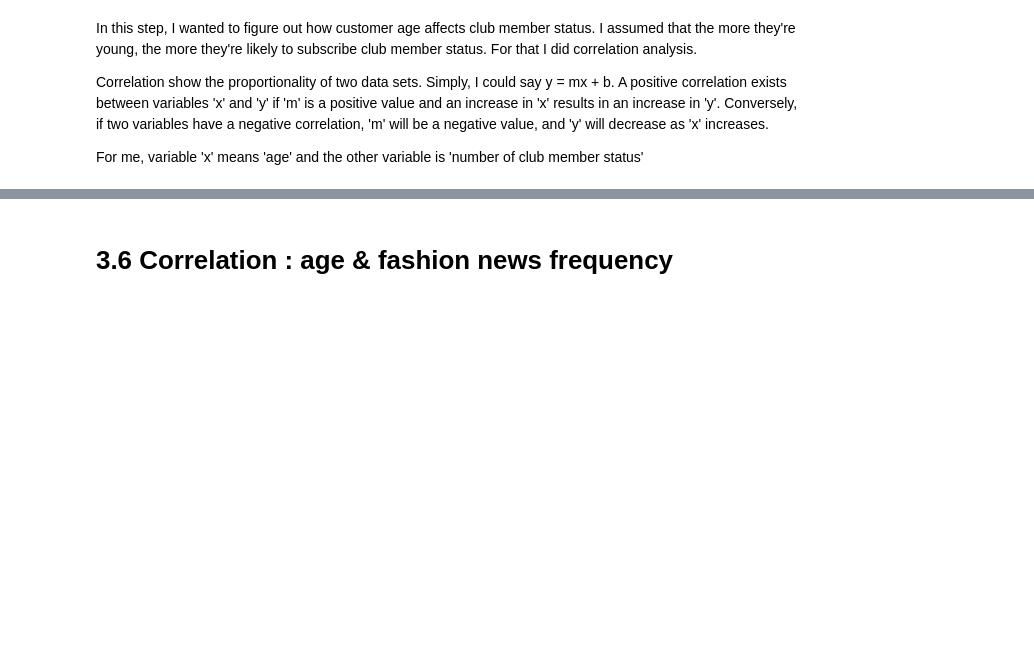
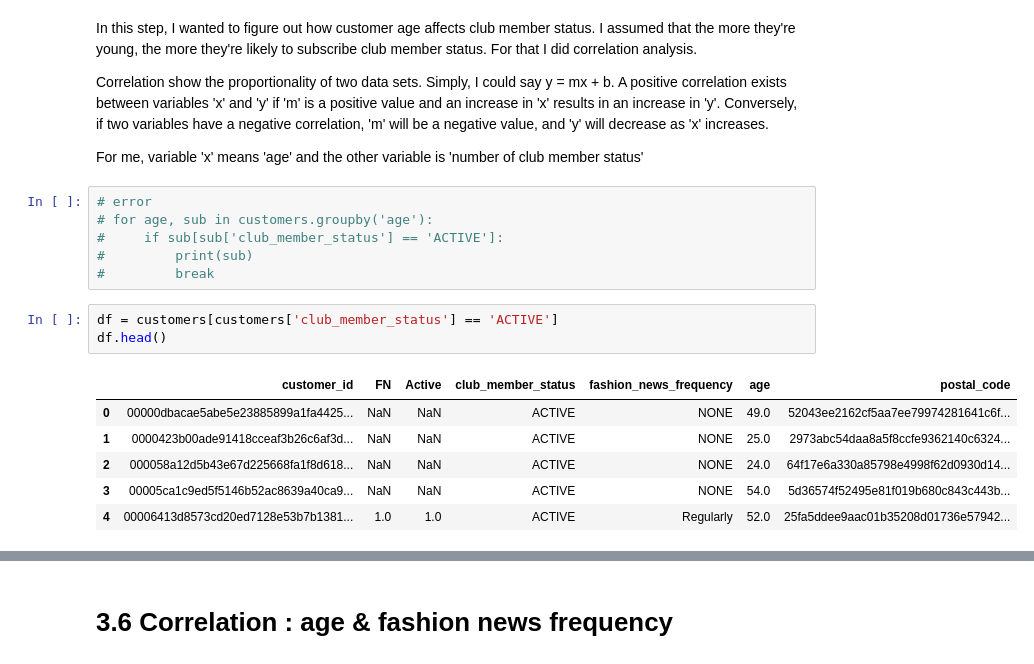
Before and after one commit to INA-95/H-M-Personalized-Fashion-Recommendations, a Jupyter notebook: EDA.ipynb, the cells around one changed output, grey strips where cells are left out. Drawn from its saved outputs; the diff is of its cells as text; blank space fills up the shorter version.

```diff
--- a/EDA.ipynb
+++ b/EDA.ipynb
@@ -296,4 +299,20 @@ In this step, I wanted to figure out how customer age affects club member status
 Correlation show the proportionality of two data sets. Simply, I could say y = mx + b. A positive correlation exists between variables 'x' and 'y' if 'm' is a positive value and an increase in 'x' results in an increase in 'y'. Conversely, if two variables have a negative correlation, 'm' will be a negative value, and 'y' will decrease as 'x' increases.
 
 For me, variable 'x' means 'age' and the other variable is 'number of club member status'
+# %%
+# error
+# for age, sub in customers.groupby('age'):
+#     if sub[sub['club_member_status'] == 'ACTIVE']:
+#         print(sub)
+#         break
+# %%
+df = customers[customers['club_member_status'] == 'ACTIVE']
+df.head()
+# %% [output]
+|  | customer_id | FN | Active | club_member_status | fashion_news_frequency | age | postal_code |
+| 0 | 00000dbacae5abe5e23885899a1fa4425... | NaN | NaN | ACTIVE | NONE | 49.0 | 52043ee2162cf5aa7ee79974281641c6f... |
+| 1 | 0000423b00ade91418cceaf3b26c6af3d... | NaN | NaN | ACTIVE | NONE | 25.0 | 2973abc54daa8a5f8ccfe9362140c6324... |
+| 2 | 000058a12d5b43e67d225668fa1f8d618... | NaN | NaN | ACTIVE | NONE | 24.0 | 64f17e6a330a85798e4998f62d0930d14... |
+| 3 | 00005ca1c9ed5f5146b52ac8639a40ca9... | NaN | NaN | ACTIVE | NONE | 54.0 | 5d36574f52495e81f019b680c843c443b... |
+| 4 | 00006413d8573cd20ed7128e53b7b1381... | 1.0 | 1.0 | ACTIVE | Regularly | 52.0 | 25fa5ddee9aac01b35208d01736e57942... |
 # %%
```
Also changed, not shown: parts of 18 cells of this notebook.
